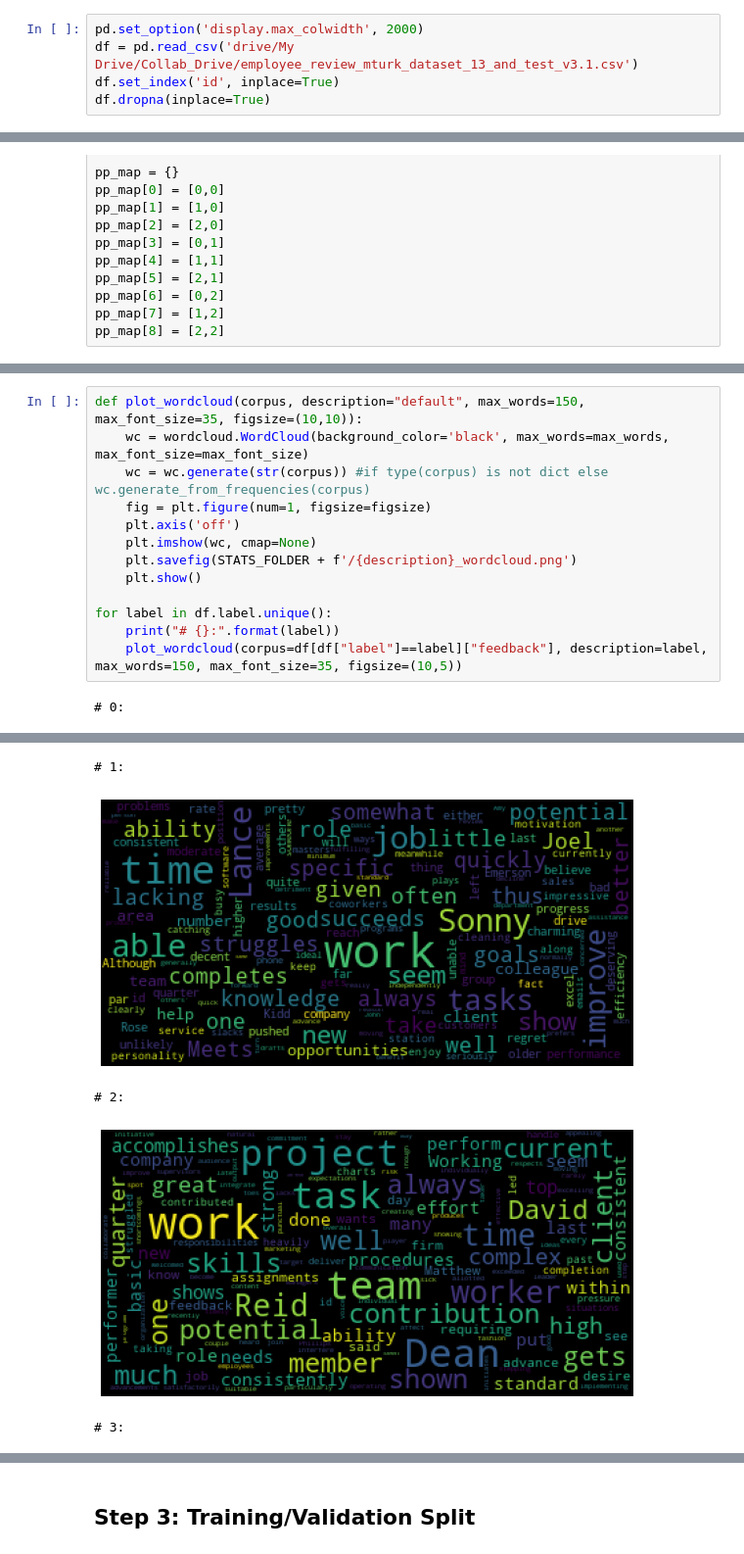
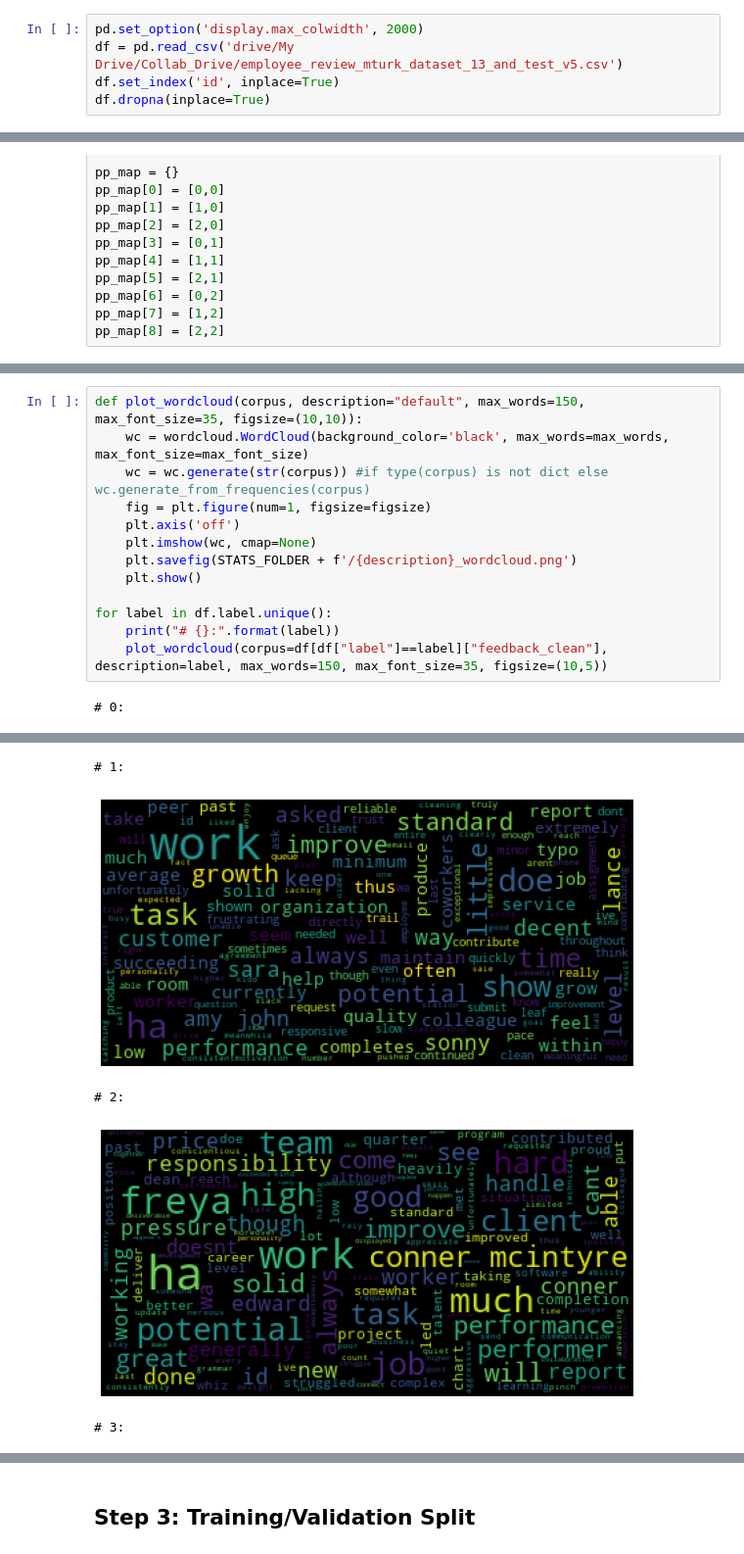
Before and after one commit to fryzhykau/BERT-employee-reviews-analysis, a Jupyter notebook: Employee_Review_Sentiment_Analysis_with_BERT.ipynb, the cells around one changed output, grey strips where cells are left out. Shown at 98% size. Saved outputs shown, nothing was run; the diff lists cells and outputs as text.

```diff
--- a/Employee_Review_Sentiment_Analysis_with_BERT.ipynb
+++ b/Employee_Review_Sentiment_Analysis_with_BERT.ipynb
@@ -75,7 +77,7 @@ if not os.path.exists(ANALYSIS_FOLDER):
     os.makedirs(ANALYSIS_FOLDER)
 # %%
 pd.set_option('display.max_colwidth', 2000)
-df = pd.read_csv('drive/My Drive/Collab_Drive/employee_review_mturk_dataset_13_and_test_v3.1.csv')
+df = pd.read_csv('drive/My Drive/Collab_Drive/employee_review_mturk_dataset_13_and_test_v5.csv')
 df.set_index('id', inplace=True)
 df.dropna(inplace=True)
 # %%
@@ -172,6 +336,6 @@ def plot_wordcloud(corpus, description="default", max_words=150, max_font_size=3
 
 for label in df.label.unique():
     print("# {}:".format(label))
-    plot_wordcloud(corpus=df[df["label"]==label]["feedback"], description=label, max_words=150, max_font_size=35, figsize=(10,5))
+    plot_wordcloud(corpus=df[df["label"]==label]["feedback_clean"], description=label, max_words=150, max_font_size=35, figsize=(10,5))
 # %% [output]
 # 0:
@@ -179,5 +343,5 @@ for label in df.label.unique():
 # 1:
-[figure, old version]
+[figure, new version]
 # 2:
-[figure, old version]
+[figure, new version]
 # 3:
```
Also changed, not shown: parts of 63 cells of this notebook.
